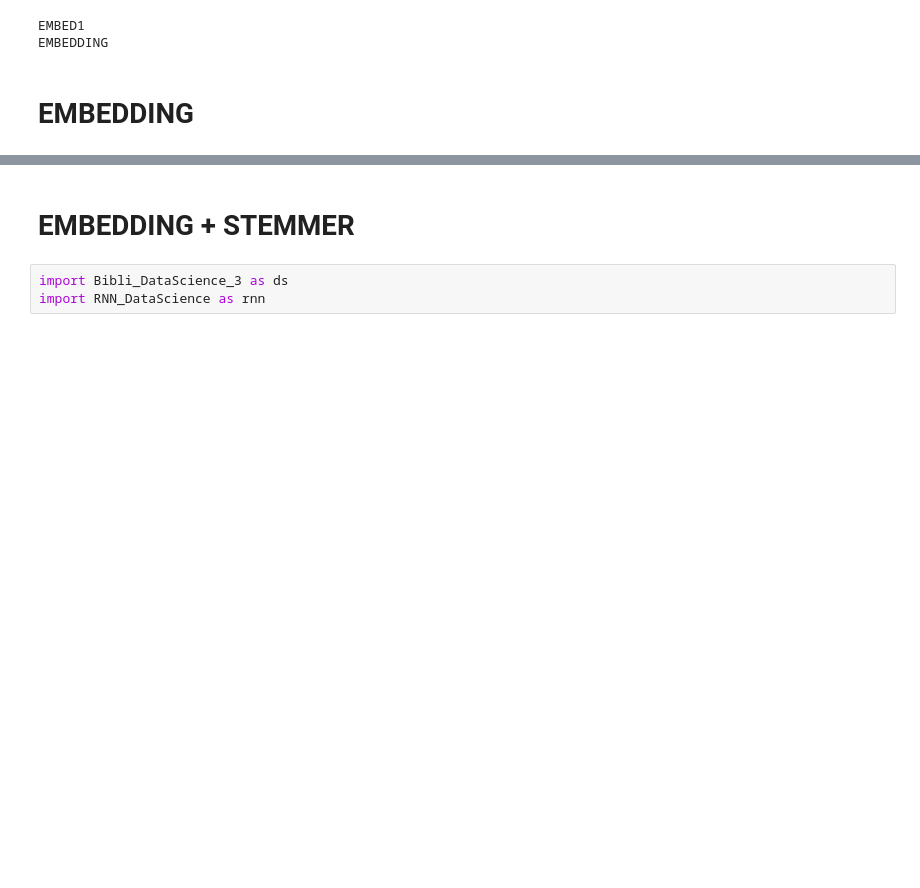
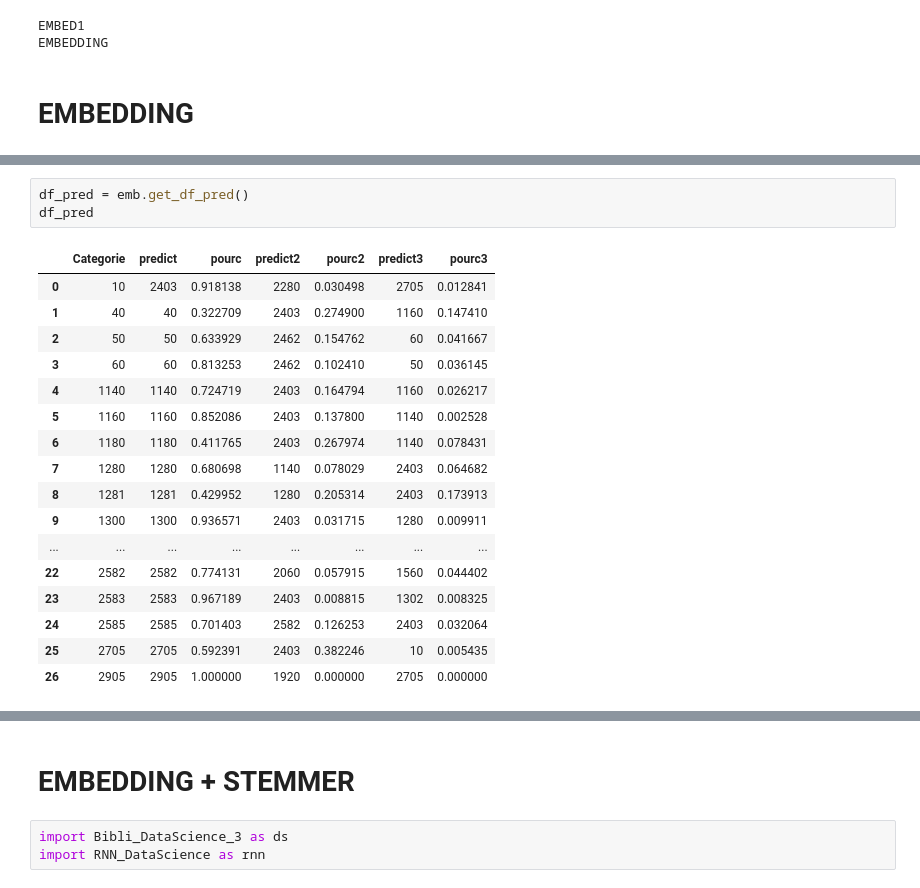
Before and after one commit to ManDes71/Rakuten_Text_Classification_TensorFlow, a Jupyter notebook: notebooks/Modeles_RNN.ipynb, the cells around one changed output, grey strips where cells are left out. Saved outputs shown, nothing was run; the diff lists cells and outputs as text; blank space fills up the shorter version.

```diff
--- a/notebooks/Modeles_RNN.ipynb
+++ b/notebooks/Modeles_RNN.ipynb
@@ -213,0 +252,21 @@ emb = rnn.RNN_EMBEDDING("EMBEDDING")
+# %%
+df_pred = emb.get_df_pred()
+df_pred
+# %% [output]
+|  | Categorie | predict | pourc | predict2 | pourc2 | predict3 | pourc3 |
+| 0 | 10 | 2403 | 0.918138 | 2280 | 0.030498 | 2705 | 0.012841 |
+| 1 | 40 | 40 | 0.322709 | 2403 | 0.274900 | 1160 | 0.147410 |
+| 2 | 50 | 50 | 0.633929 | 2462 | 0.154762 | 60 | 0.041667 |
+| 3 | 60 | 60 | 0.813253 | 2462 | 0.102410 | 50 | 0.036145 |
+| 4 | 1140 | 1140 | 0.724719 | 2403 | 0.164794 | 1160 | 0.026217 |
+| 5 | 1160 | 1160 | 0.852086 | 2403 | 0.137800 | 1140 | 0.002528 |
+| 6 | 1180 | 1180 | 0.411765 | 2403 | 0.267974 | 1140 | 0.078431 |
+| 7 | 1280 | 1280 | 0.680698 | 1140 | 0.078029 | 2403 | 0.064682 |
+| 8 | 1281 | 1281 | 0.429952 | 1280 | 0.205314 | 2403 | 0.173913 |
+| 9 | 1300 | 1300 | 0.936571 | 2403 | 0.031715 | 1280 | 0.009911 |
+| ... | ... | ... | ... | ... | ... | ... | ... |
+| 22 | 2582 | 2582 | 0.774131 | 2060 | 0.057915 | 1560 | 0.044402 |
+| 23 | 2583 | 2583 | 0.967189 | 2403 | 0.008815 | 1302 | 0.008325 |
+| 24 | 2585 | 2585 | 0.701403 | 2582 | 0.126253 | 2403 | 0.032064 |
+| 25 | 2705 | 2705 | 0.592391 | 2403 | 0.382246 | 10 | 0.005435 |
+| 26 | 2905 | 2905 | 1.000000 | 1920 | 0.000000 | 2705 | 0.000000 |
```
Also changed, not shown: parts of 8 cells of this notebook.
